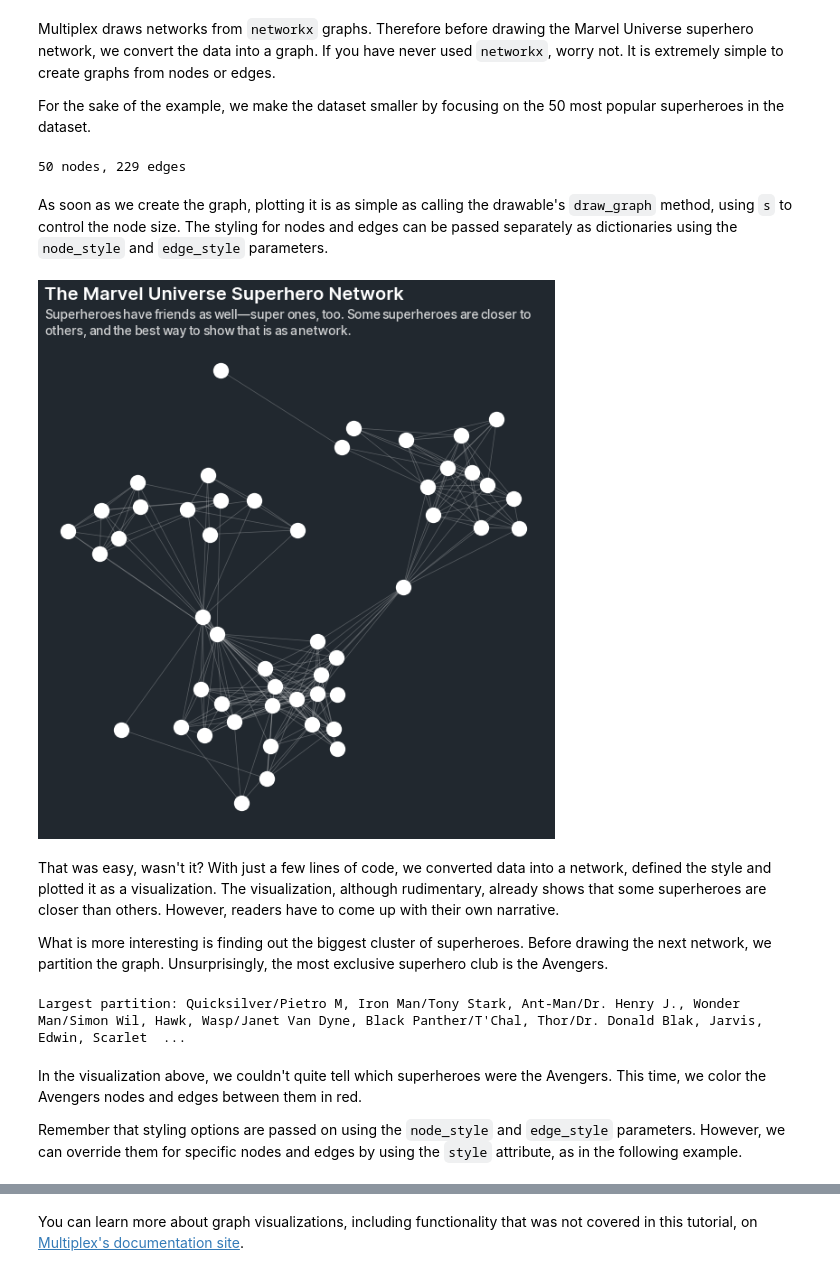
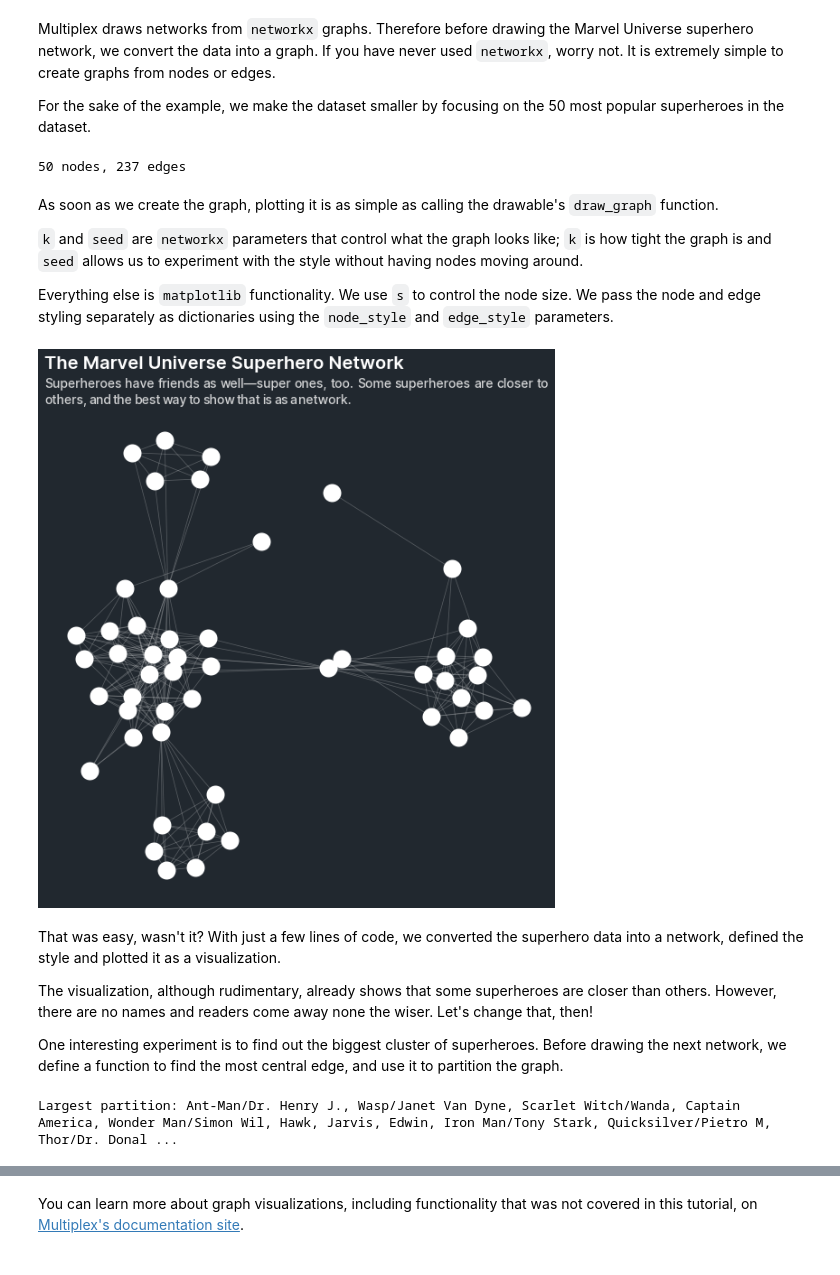
Before and after one commit to NicholasMamo/multiplex-plot, a Jupyter notebook: examples/4. Network graphs.ipynb, the cells around one changed output, grey strips where cells are left out. Drawn from its saved outputs; the diff is of its cells as text; code cells hidden in the pictures.

```diff
--- a/examples/4. Network graphs.ipynb
+++ b/examples/4. Network graphs.ipynb
@@ -33,9 +35,12 @@ This dataset is made up of pairs of superheroes that appeared together in the sa
 # %%
+# load the data
 df = pd.read_csv('data/the-marvel-universe-social-network/hero-network.csv')
 df.columns = ('source', 'target')
 df = df.groupby(['source', 'target']).size().reset_index()
 df.columns = ('source', 'target', 'frequency')
-df = df[df['frequency'] > 50]
+
+# filter the data to remove connections between superheroes that appeared less than 50 times together
+df = df[df['frequency'] >= 50]
 df = df[df['source'] != df['target']]
 df.sort_values(by='frequency', ascending=False)
 # %% [output]
@@ -57,47 +62,59 @@ Multiplex draws networks from `networkx` graphs. Therefore before drawing the Ma
 
 For the sake of the example, we make the dataset smaller by focusing on the 50 most popular superheroes in the dataset.
 # %%
+# convert the data into a networkx graph
 G = nx.convert_matrix.from_pandas_edgelist(df, 'source', 'target')
+
+# retain only the 50 most popular superheroes
 degree = sorted(G.degree(), key=lambda hero: hero[1], reverse=True)
 top = [ hero for hero, neighbours in degree if neighbours > 2 ][:50]
 G = G.subgraph(top)
+
 print(f"{ len(G.nodes) } nodes, { len(G.edges) } edges")
 # %% [output]
-50 nodes, 229 edges
+50 nodes, 237 edges
 # %% [markdown]
-As soon as we create the graph, plotting it is as simple as calling the drawable's `draw_graph` method, using `s` to control the node size. The styling for nodes and edges can be passed separately as dictionaries using the `node_style` and `edge_style` parameters.
+As soon as we create the graph, plotting it is as simple as calling the drawable's `draw_graph` function.
+
+`k` and `seed` are `networkx` parameters that control what the graph looks like; `k` is how tight the graph is and `seed` allows us to experiment with the style without having nodes moving around.
+
+Everything else is `matplotlib` functionality. We use `s` to control the node size. We pass the node and edge styling separately as dictionaries using the `node_style` and `edge_style` parameters.
 # %%
 # import the Drawable class and set the style
 from multiplex import drawable
 drawable = importlib.reload(drawable)
-
 plt.style.use(os.path.join(sys.path[0], '..', 'styles', "multiplex-dark.style"))
 
-node_style = { 's': 300, 'color': 'C0', 'linewidth': 0 }
+# create a general style
+node_style = { 's': 400, 'color': 'C0', 'linewidth': 0 }
 edge_style = { 'color': 'C0', 'linewidth': 0.75, 'alpha': 0.25 }
 
+# draw the graph
 figure = plt.figure(figsize=(10, 10))
 viz = drawable.Drawable(figure)
-viz.draw_graph(G, k=0.7, seed=12,
+viz.draw_graph(G, k=0.6, seed=12,
                node_style=node_style, edge_style=edge_style)
 
 viz.set_title('The Marvel Universe Superhero Network', loc='left')
 viz.set_caption("""Superheroes have friends as well—super ones, too.
-                   Some superheroes are closer to others, and the best way to show that is as a network.""")
+                   Some superheroes are closer to others, and the best way to show that is as a network.""",
+                align='justify')
 plt.show()
 # %% [output]
-[figure, old version]
+[figure, new version]
 # %% [markdown]
-That was easy, wasn't it? With just a few lines of code, we converted data into a network, defined the style and plotted it as a visualization. The visualization, although rudimentary, already shows that some superheroes are closer than others. However, readers have to come up with their own narrative.
+That was easy, wasn't it? With just a few lines of code, we converted the superhero data into a network, defined the style and plotted it as a visualization.
 
-What is more interesting is finding out the biggest cluster of superheroes. Before drawing the next network, we partition the graph. Unsurprisingly, the most exclusive superhero club is the Avengers.
+The visualization, although rudimentary, already shows that some superheroes are closer than others. However, there are no names and readers come away none the wiser. Let's change that, then!
+
+One interesting experiment is to find out the biggest cluster of superheroes. Before drawing the next network, we define a function to find the most central edge, and use it to partition the graph.
 # %%
 def most_central_edge(G):
     """
     Find the most central edge in the given graph.
 
     :param G: The graph on which the algorithm operates.
-    :type G: :class:`~networkx.Graph`
+    :type G: :class:`networkx.Graph`
 
     :return: The most central edge, made up of the source and edge nodes.
     :rtype: tuple
@@ -106,23 +123,19 @@ def most_central_edge(G):
     centrality = edge_betweenness_centrality(G)
     return max(centrality, key=centrality.get)
 
+"""
+Keep looking for communities until we break it down into 20 or more partitions.
+"""
 communities = community.girvan_newman(G, most_valuable_edge=most_central_edge)
-"""
-Keep getting communities until there are fewer than the square root of the nodes.
-"""
 partitions = list(next(communities))
 while len(partitions) < 20:
     partitions = list(next(communities))
 
 """
-Filter out singleton partitions.
+Remove partitions with one node and print the largest partition.
 """
 partitions = [ partition for partition in partitions if len(partition) > 1 ]
 partitions = sorted(partitions, key=len, reverse=True)
 print(f"Largest partition: { ', '.join(superhero.strip().title() for superhero in partitions[0]) }")
 # %% [output]
-Largest partition: Quicksilver/Pietro M, Iron Man/Tony Stark, Ant-Man/Dr. Henry J., Wonder Man/Simon Wil, Hawk, Wasp/Janet Van Dyne, Black Panther/T'Chal, Thor/Dr. Donald Blak, Jarvis, Edwin, Scarlet  ...
+Largest partition: Ant-Man/Dr. Henry J., Wasp/Janet Van Dyne, Scarlet Witch/Wanda, Captain America, Wonder Man/Simon Wil, Hawk, Jarvis, Edwin, Iron Man/Tony Stark, Quicksilver/Pietro M, Thor/Dr. Donal ...
-# %% [markdown]
-In the visualization above, we couldn't quite tell which superheroes were the Avengers. This time, we color the Avengers nodes and edges between them in red.
-
-Remember that styling options are passed on using the `node_style` and `edge_style` parameters. However, we can override them for specific nodes and edges by using the `style` attribute, as in the following example.
```
Also changed, not shown: parts of 15 cells of this notebook, 1 other file.
